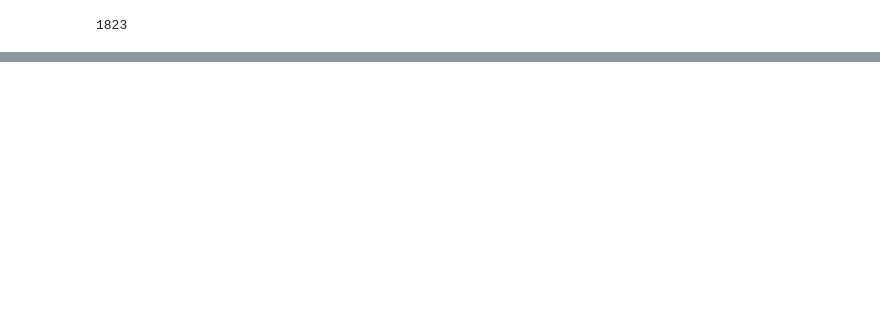
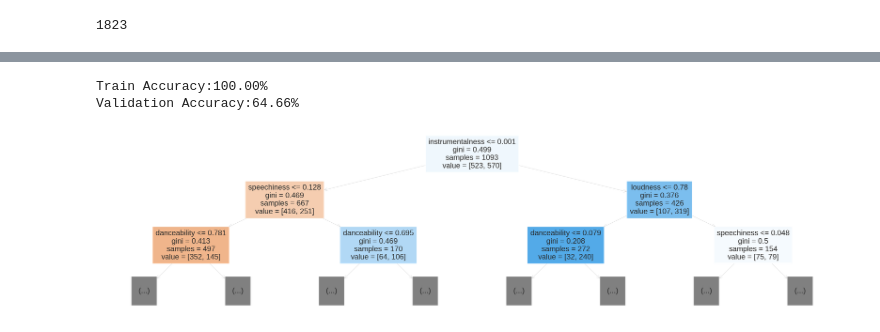
Before and after one commit to reb-deve/spotify, a Jupyter notebook: Spotify.ipynb, the cells around one changed output, grey strips where cells are left out. Cells and saved outputs as stored; diff of their text form; code cells hidden in the pictures; blank space fills up the shorter version.

```diff
--- a/Spotify.ipynb
+++ b/Spotify.ipynb
@@ -208,0 +328,10 @@ like.artist.value_counts().plot();
+# %%
+train_inputs['song_title']=encoder.fit_transform(train_inputs['song_title'])
+val_inputs['song_title']=encoder.fit_transform(val_inputs['song_title'])
+test_inputs['song_title']=encoder.fit_transform(test_inputs['song_title'])
+# %%
+train_inputs['artist']=encoder.fit_transform(train_inputs['artist'])
+val_inputs['artist']=encoder.fit_transform(val_inputs['artist'])
+test_inputs['artist']=encoder.fit_transform(test_inputs['artist'])
+# %%
+encoded_cols=['mode','song_title','artist']
@@ -208,0 +354,4 @@ like.artist.value_counts().plot();
+# %%
+X_train=train_inputs[numerical_cols + encoded_cols]
+X_val= val_inputs[numerical_cols + encoded_cols]
+X_test=test_inputs[numerical_cols + encoded_cols]
@@ -208,0 +418,24 @@ like.artist.value_counts().plot();
+# %%
+
+#Train the model
+model = DecisionTreeClassifier(random_state=2).fit(X_train,train_target)
+
+#Make prediction
+train_preds=model.predict(X_train)
+
+#Evaluate the train_inputs
+train_acc=accuracy_score(train_target,train_preds)
+print('Train Accuracy:{:.2f}%'.format(train_acc*100))
+#Evaluate the val_inputs
+val_preds=model.predict(X_val)
+val_acc=accuracy_score(val_target,val_preds)
+print('Validation Accuracy:{:.2f}%'.format(val_acc*100))
+
+#Plot the tree
+from sklearn.tree import plot_tree
+plt.figure(figsize=(80,20))
+plot_tree(model,feature_names=X_train.columns,max_depth=2,filled=True);
+# %% [output]
+Train Accuracy:100.00%
+Validation Accuracy:64.66%
+[figure, added]
```
Also changed, not shown: parts of 107 cells of this notebook.
